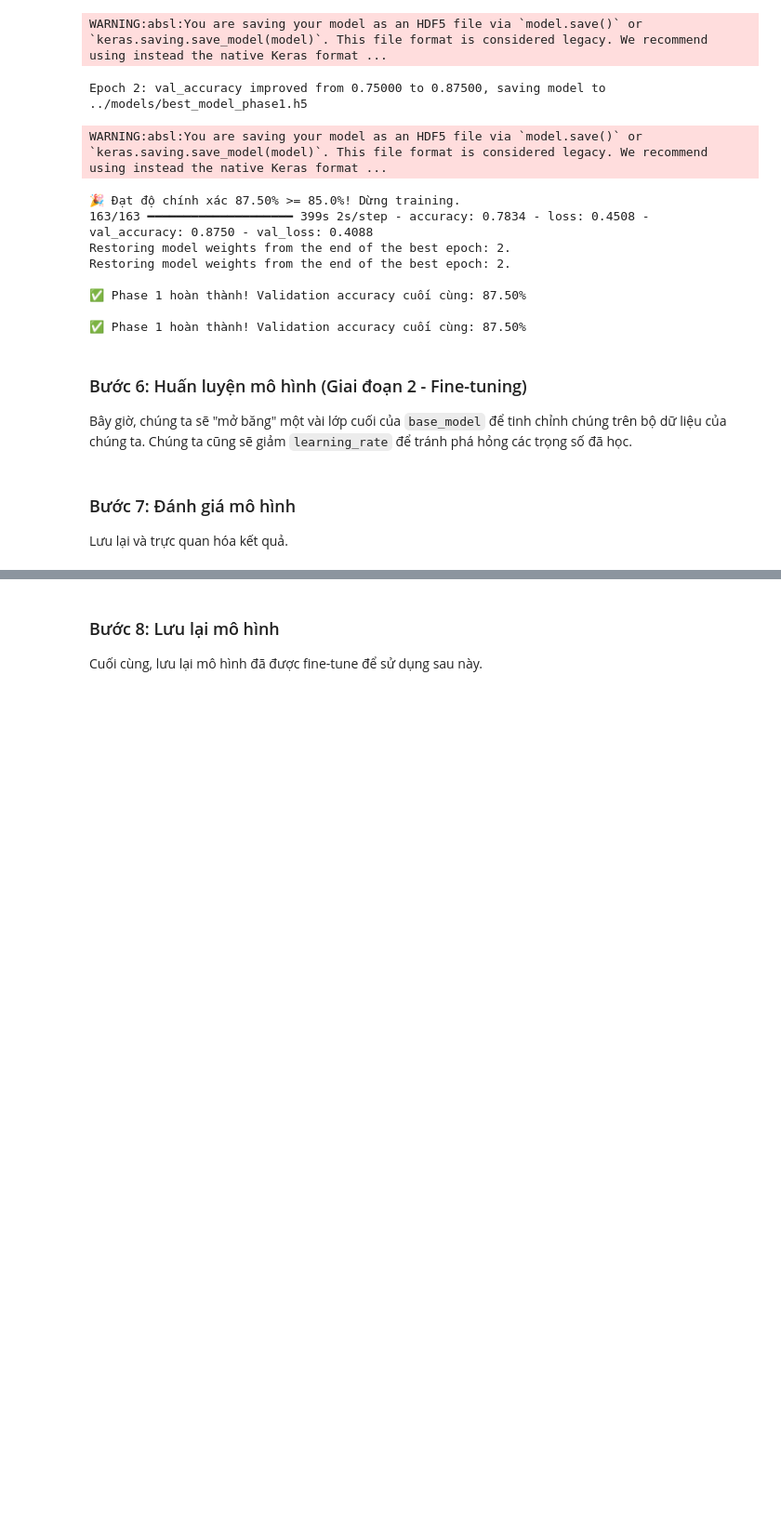
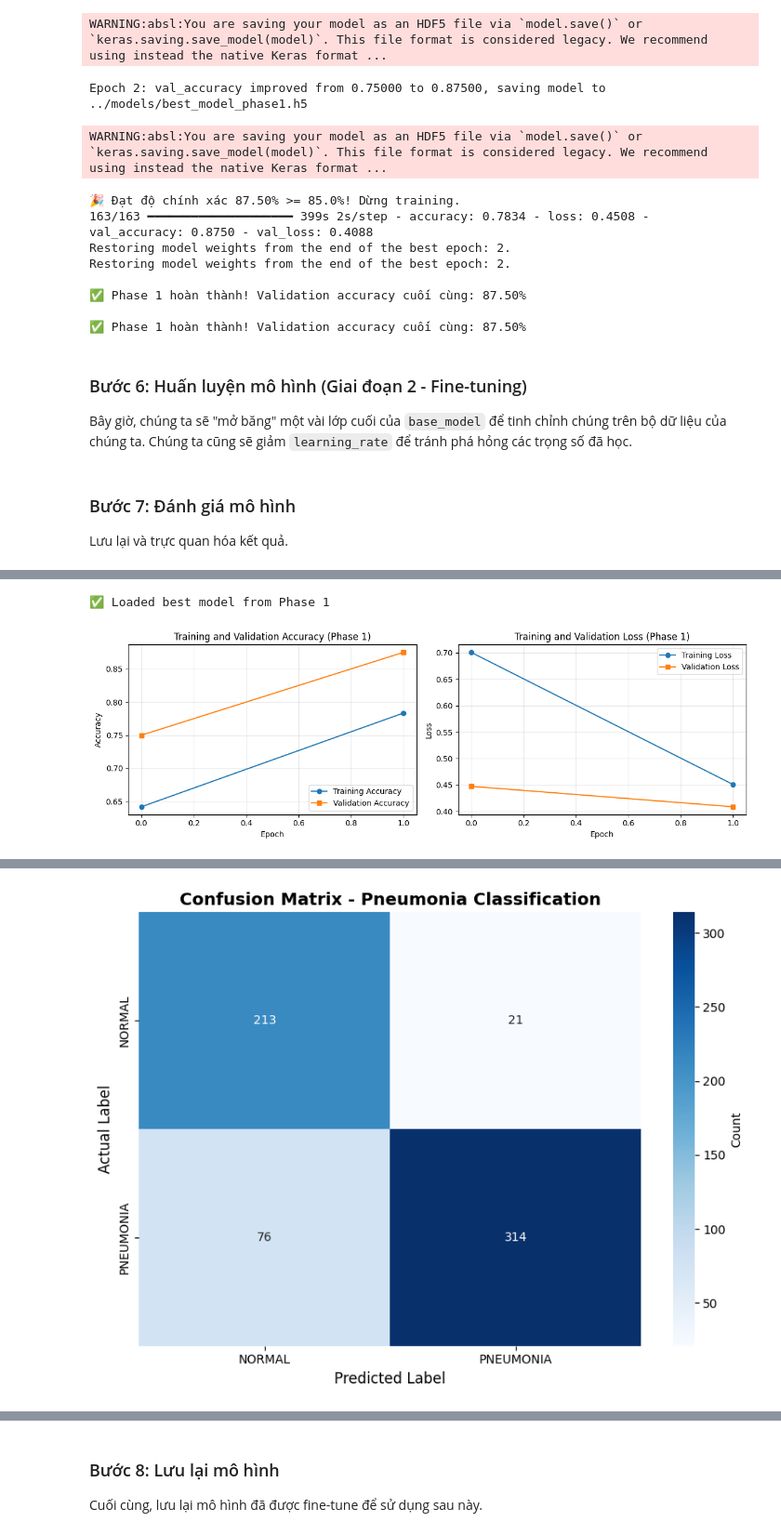
Before and after one commit to DIOquang/xray-mri, a Jupyter notebook: notebooks/01_pneumonia_classification_densenet.ipynb, the cells around one changed output, grey strips where cells are left out. Shown at 93% size. Cells and saved outputs as stored; diff of their text form; code cells hidden in the pictures; blank space fills up the shorter version.

Commit message:
Update notebooks: complete X-ray evaluation (84.46% test acc) and prepare MRI training

```diff
--- a/notebooks/01_pneumonia_classification_densenet.ipynb
+++ b/notebooks/01_pneumonia_classification_densenet.ipynb
@@ -350,3 +350,80 @@ history_fine = model.fit(
 ### Bước 7: Đánh giá mô hình
 
 Lưu lại và trực quan hóa kết quả.
+# %%
+# EVALUATION: Load best model và đánh giá
+from tensorflow.keras.models import load_model
+import matplotlib.pyplot as plt
+from sklearn.metrics import classification_report, confusion_matrix
+import seaborn as sns
+
+# Load model tốt nhất
+best_model = load_model('../models/best_model_phase1.h5')
+print("✅ Loaded best model from Phase 1")
+
+# 1. Vẽ training history (Phase 1 only)
+acc = history.history['accuracy']
+val_acc = history.history['val_accuracy']
+loss = history.history['loss']
+val_loss = history.history['val_loss']
+
+plt.figure(figsize=(12, 4))
+plt.subplot(1, 2, 1)
+plt.plot(acc, label='Training Accuracy', marker='o')
+plt.plot(val_acc, label='Validation Accuracy', marker='s')
+plt.legend(loc='lower right')
+plt.title('Training and Validation Accuracy (Phase 1)')
+plt.xlabel('Epoch')
+plt.ylabel('Accuracy')
+plt.grid(True, alpha=0.3)
+
+plt.subplot(1, 2, 2)
+plt.plot(loss, label='Training Loss', marker='o')
+plt.plot(val_loss, label='Validation Loss', marker='s')
+plt.legend(loc='upper right')
+plt.title('Training and Validation Loss (Phase 1)')
+plt.xlabel('Epoch')
+plt.ylabel('Loss')
+plt.grid(True, alpha=0.3)
+plt.tight_layout()
+plt.show()
+
+# 2. Đánh giá trên test set
+print("\n" + "="*50)
+print("📊 EVALUATING ON TEST SET")
+print("="*50)
+test_loss, test_accuracy = best_model.evaluate(test_generator, steps=len(test_generator), verbose=1)
+print(f"\n✅ Test Loss: {test_loss:.4f}")
+print(f"✅ Test Accuracy: {test_accuracy:.4f} ({test_accuracy*100:.2f}%)")
+
+# 3. Confusion Matrix và Classification Report
+print("\n" + "="*50)
+print("🔍 GENERATING PREDICTIONS")
+print("="*50)
+test_generator.reset()  # Reset để đảm bảo thứ tự
+Y_pred = best_model.predict(test_generator, steps=len(test_generator), verbose=1)
+y_pred = (Y_pred > 0.5).astype(int).flatten()
+
+print('\n' + "="*50)
+print('📈 CONFUSION MATRIX')
+print("="*50)
+cm = confusion_matrix(test_generator.classes, y_pred)
+plt.figure(figsize=(8, 6))
+sns.heatmap(cm, annot=True, fmt='d', cmap='Blues',
+            xticklabels=test_generator.class_indices.keys(),
+            yticklabels=test_generator.class_indices.keys(),
+            cbar_kws={'label': 'Count'})
+plt.ylabel('Actual Label', fontsize=12)
+plt.xlabel('Predicted Label', fontsize=12)
+plt.title('Confusion Matrix - Pneumonia Classification', fontsize=14, fontweight='bold')
+plt.tight_layout()
+plt.show()
+
+print('\n' + "="*50)
+print('📋 CLASSIFICATION REPORT')
+print("="*50)
+target_names = list(test_generator.class_indices.keys())
+print(classification_report(test_generator.classes, y_pred, target_names=target_names))
+
+print("\n✅ Evaluation completed!")
+# %% [output]
@@ -352,0 +431,2 @@ Lưu lại và trực quan hóa kết quả.
+✅ Loaded best model from Phase 1
+[figure, added]
@@ -352,0 +449 @@ Lưu lại và trực quan hóa kết quả.
+[figure, added]
```
Also changed, not shown: parts of 2 cells of this notebook, 1 other file.
